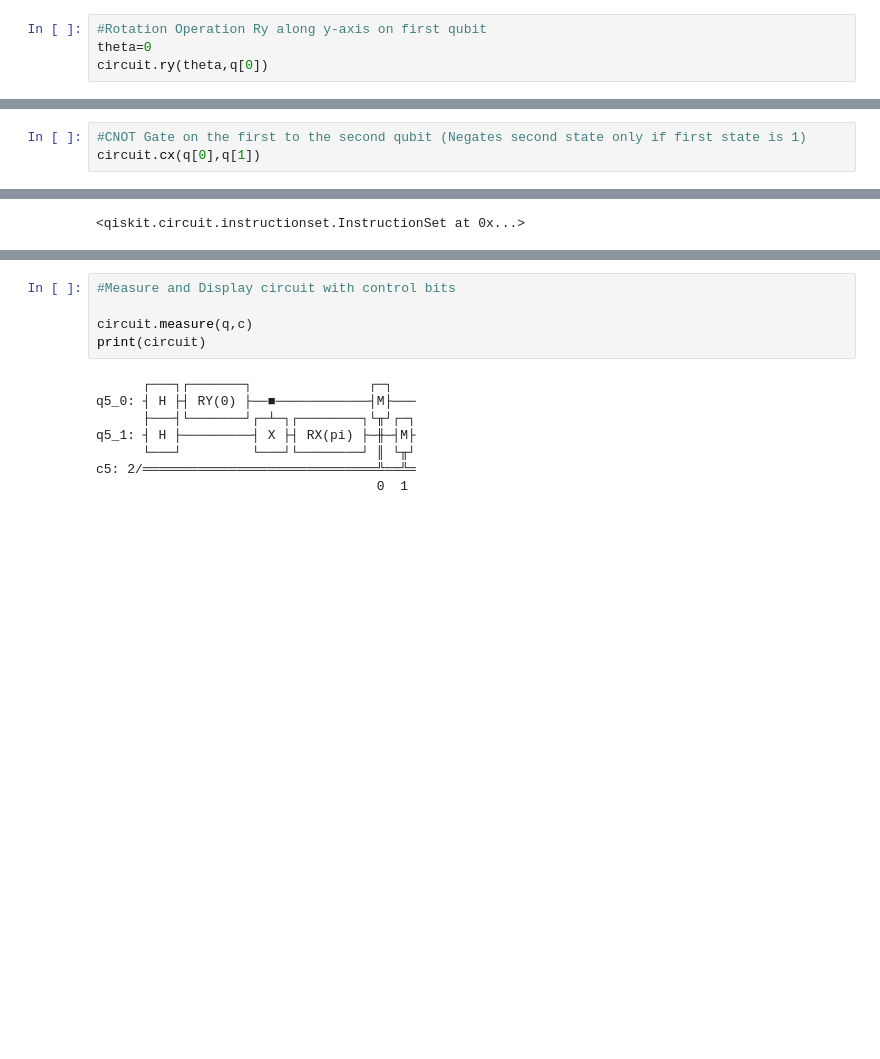
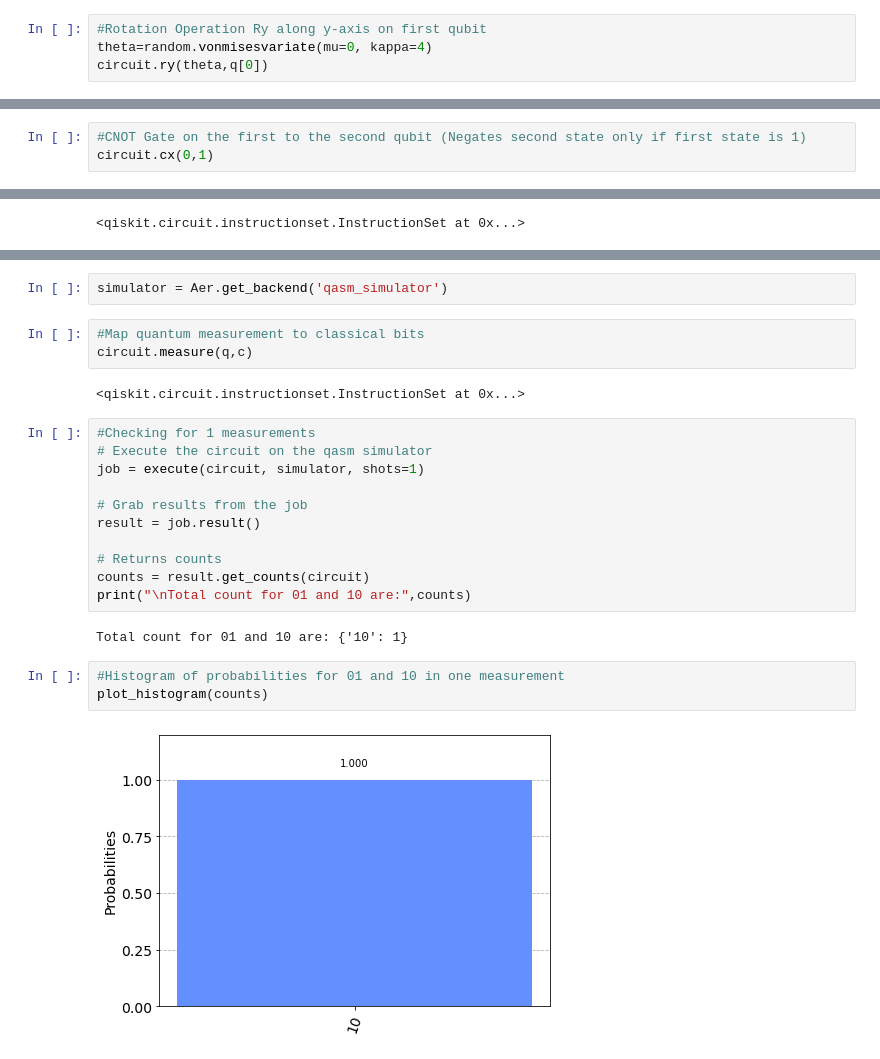
Before and after one commit to PRISHIta123/QOSF_Mentorship_Screening_Task2, a Jupyter notebook: QML_Screening.ipynb, the cells around one changed output, grey strips where cells are left out. Cells and saved outputs as stored; diff of their text form; blank space fills up the shorter version.

Commit message:
Visualize probabilities of 01 and 10

```diff
--- a/QML_Screening.ipynb
+++ b/QML_Screening.ipynb
@@ -22,12 +22,12 @@ circuit.h(q[1])
 # %%
 #Rotation Operation Ry along y-axis on first qubit
-theta=0
+theta=random.vonmisesvariate(mu=0, kappa=4)
 circuit.ry(theta,q[0])
 # %% [output]
 <qiskit.circuit.instructionset.InstructionSet at 0x...>
 # %%
 #CNOT Gate on the first to the second qubit (Negates second state only if first state is 1)
-circuit.cx(q[0],q[1])
+circuit.cx(0,1)
 # %% [output]
 <qiskit.circuit.instructionset.InstructionSet at 0x...>
 # %%
@@ -38,13 +48,25 @@ circuit.rx(pi,q[1])
+# %%
+simulator = Aer.get_backend('qasm_simulator')
 # %%
-#Measure and Display circuit with control bits
-
+#Map quantum measurement to classical bits
 circuit.measure(q,c)
-print(circuit)
 # %% [output]
-      ┌───┐┌───────┐               ┌─┐
-q5_0: ┤ H ├┤ RY(0) ├──■────────────┤M├───
-      ├───┤└───────┘┌─┴─┐┌────────┐└╥┘┌─┐
-q5_1: ┤ H ├─────────┤ X ├┤ RX(pi) ├─╫─┤M├
-      └───┘         └───┘└────────┘ ║ └╥┘
-c5: 2/══════════════════════════════╩══╩═
-                                    0  1
+<qiskit.circuit.instructionset.InstructionSet at 0x...>
+# %%
+#Checking for 1 measurements
+# Execute the circuit on the qasm simulator
+job = execute(circuit, simulator, shots=1)
+
+# Grab results from the job
+result = job.result()
+
+# Returns counts
+counts = result.get_counts(circuit)
+print("\nTotal count for 01 and 10 are:",counts)
+# %% [output]
+Total count for 01 and 10 are: {'10': 1}
+# %%
+#Histogram of probabilities for 01 and 10 in one measurement
+plot_histogram(counts)
+# %% [output]
+[figure, added]
```
Also changed, not shown: parts of 10 cells of this notebook.
